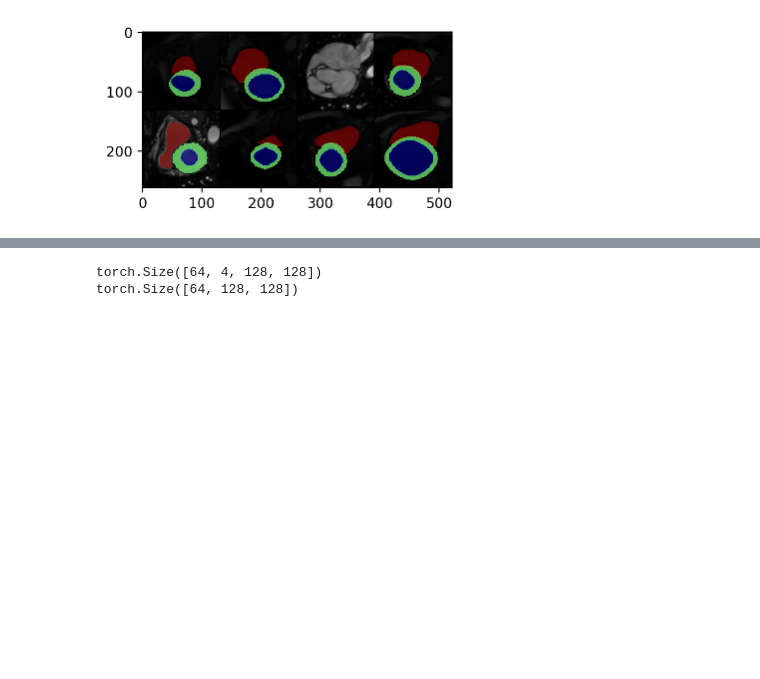
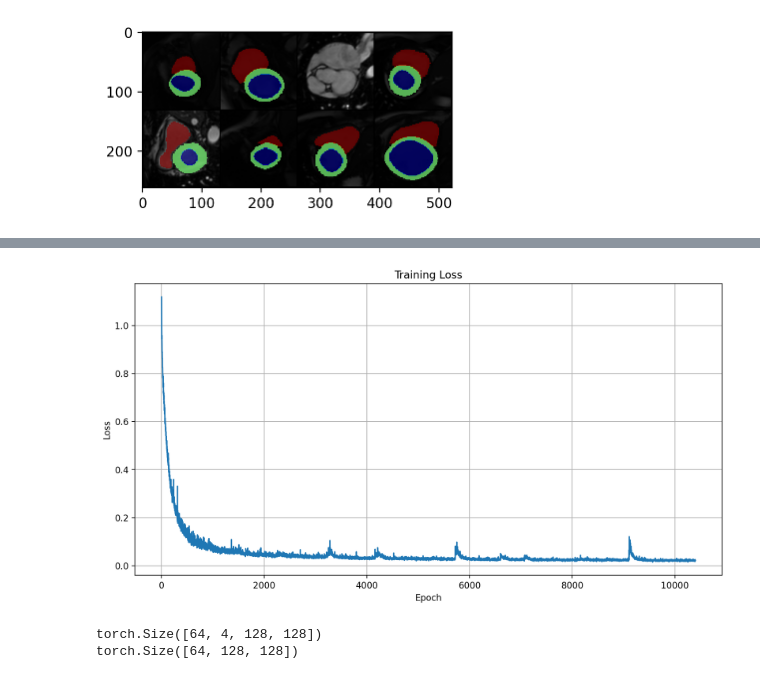
Before and after one commit to MAHDI-Imen/M-M, a Jupyter notebook: M_M.ipynb, the cells around one changed output, grey strips where cells are left out. Saved outputs shown, nothing was run; the diff lists cells and outputs as text; code cells hidden in the pictures; blank space fills up the shorter version.

```diff
--- a/M_M.ipynb
+++ b/M_M.ipynb
@@ -191,10 +191,12 @@ Epoch [111/200]], Loss: 0.0506
 # %%
-plt.plot(range(num_epochs) , losses)
+plt.plot(range(10400) , losses)
 plt.xlabel("Epoch")
 plt.ylabel("Loss")
 plt.title("Training Loss")
 plt.grid(True)
 plt.show()
+# %% [output]
+[figure, added]
 # %%
 valid_iter = iter(validation_loader)
 # %%
```
Also changed, not shown: parts of 3 cells of this notebook.
